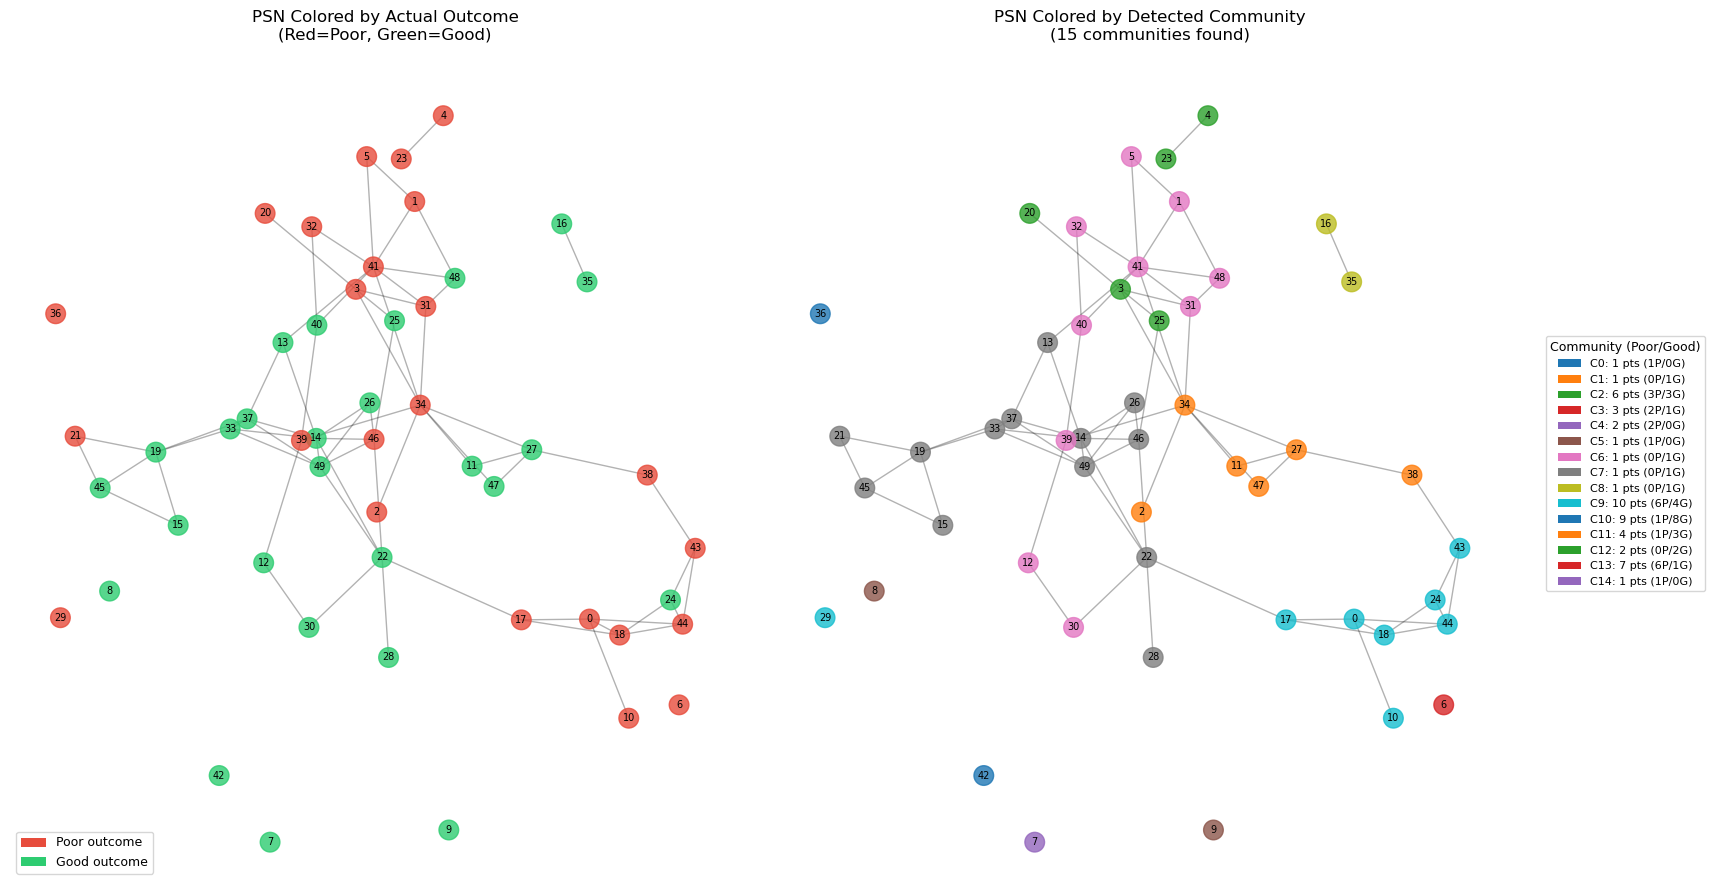
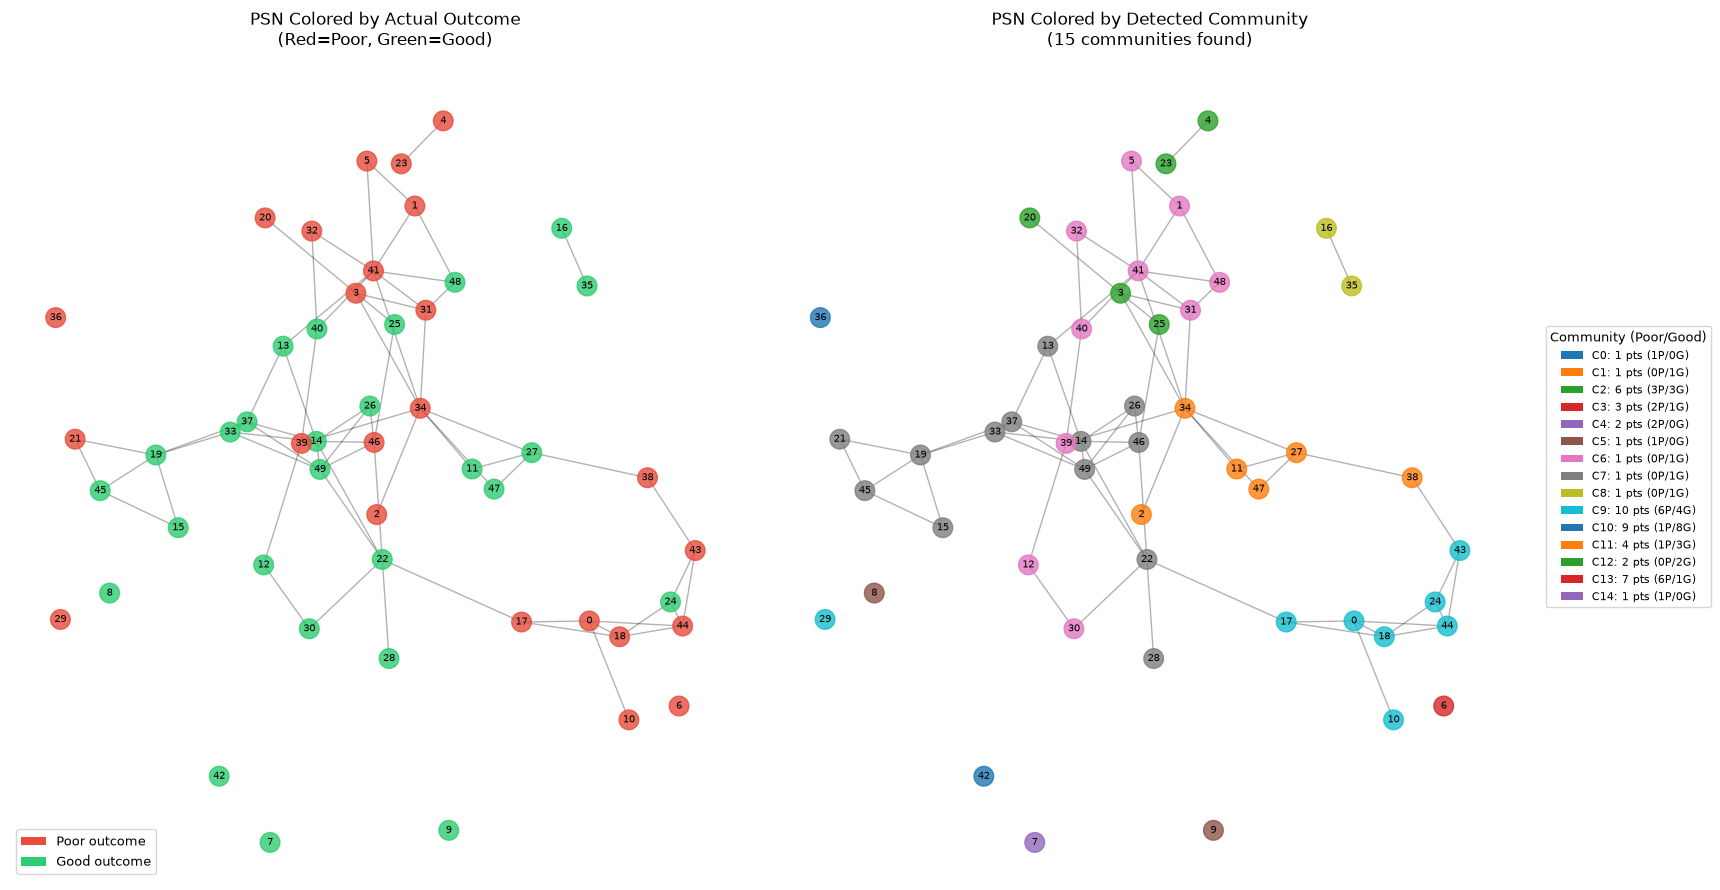
Unified diff of the notebook cell whose output changed from the first chart to the second:
--- before
+++ after
@@ -21,6 +21,6 @@
     
     # Right: Color by detected community
-    # Get colormap for consistent colors
-    cmap = plt.cm.get_cmap('tab10')
+    # Matplotlib 3.7+: use colormaps registry (plt.cm.get_cmap was removed)
+    cmap = plt.colormaps['tab10']
     community_colors = [partition[i] for i in range(G.number_of_nodes())]
     nx.draw_networkx_nodes(G, pos, node_color=community_colors, 

Commit: Document Notebook 02 extras and harden multimodal notebook setup.